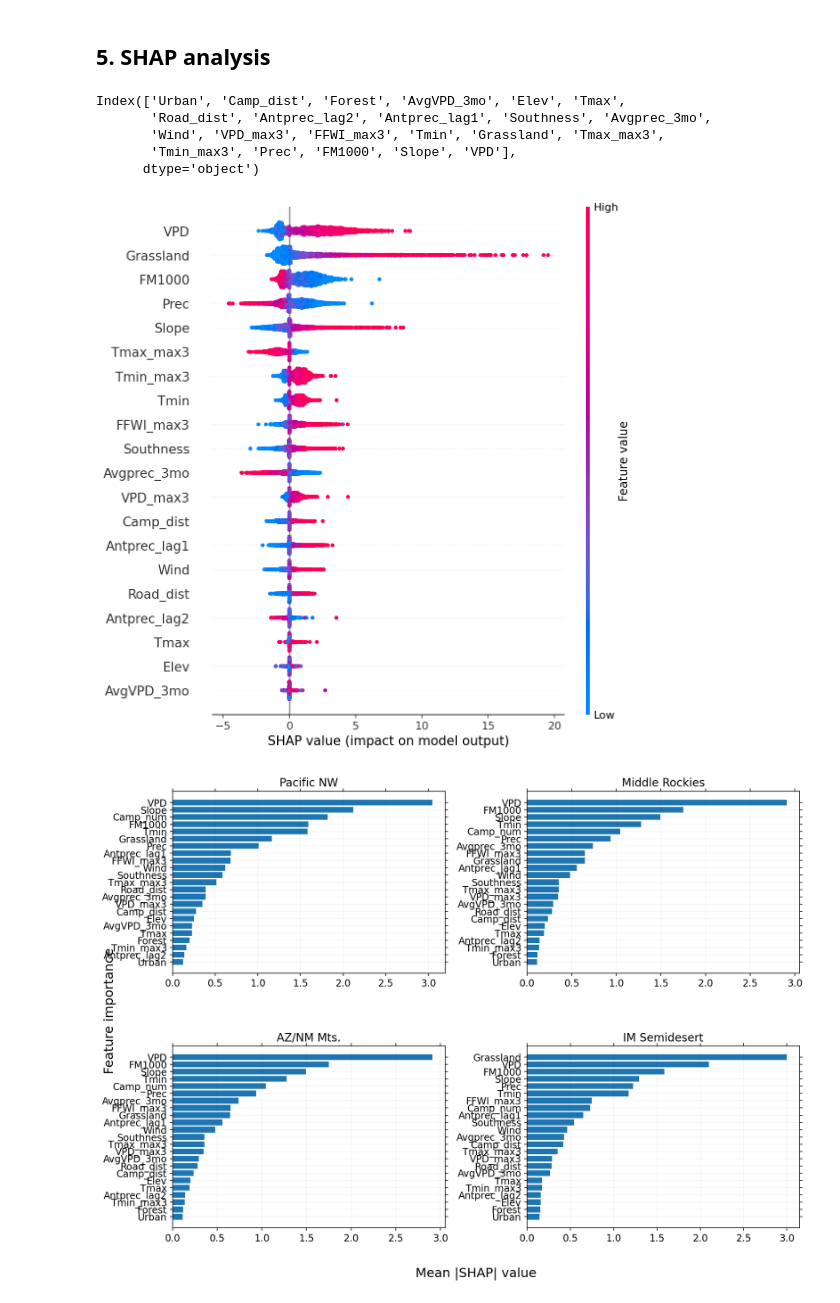
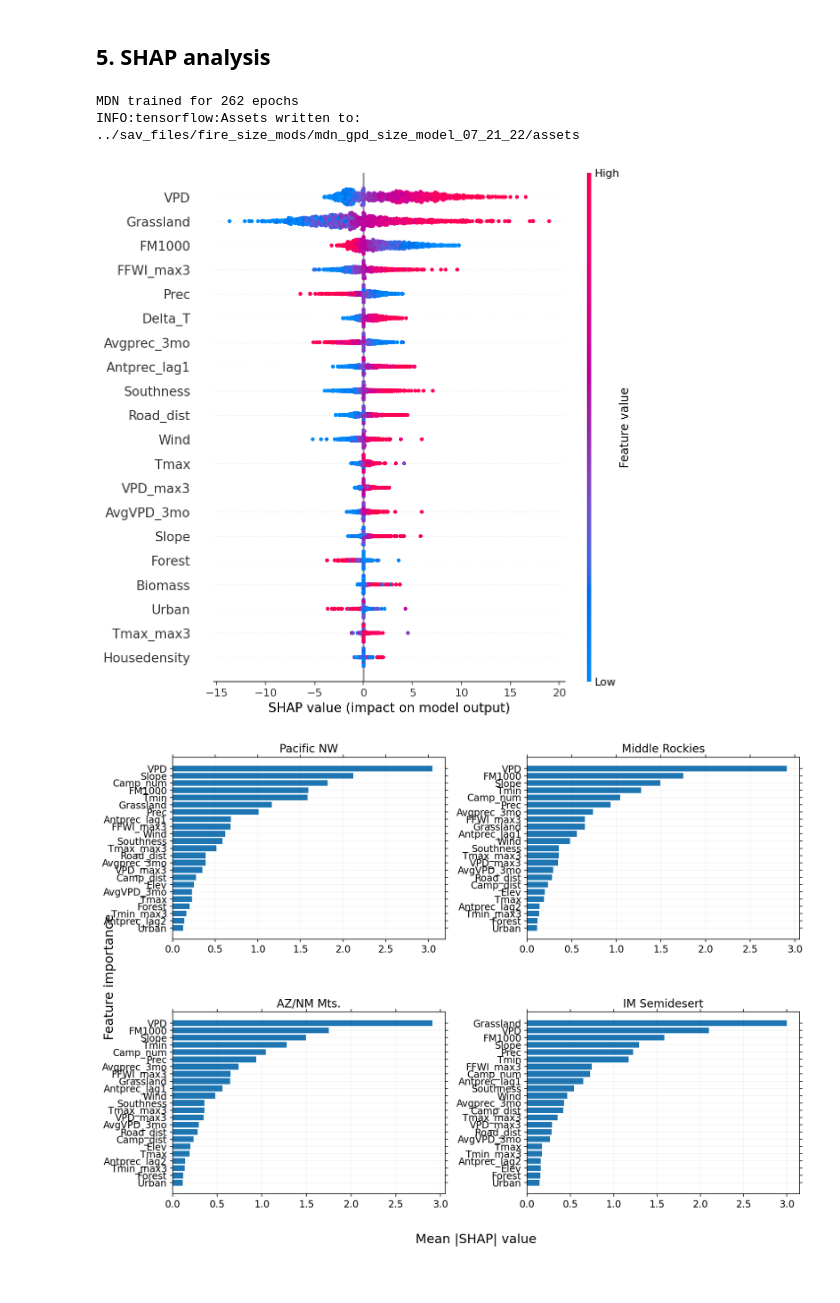
Before and after one commit to jtbuch/smlfire1.0, a Jupyter notebook: notebooks/ml_grid_fire_size.ipynb, the cells around one changed output. Saved outputs shown, nothing was run; the diff lists cells and outputs as text; code cells hidden in the pictures.

Commit message:
SHAP for new variables

```diff
--- a/notebooks/ml_grid_fire_size.ipynb
+++ b/notebooks/ml_grid_fire_size.ipynb
@@ -116,7 +116,7 @@ for r in tqdm(range(nregions)):
 max_fire_train_arr= np.asarray(max_fire_train_arr)
 sum_fire_train_arr= max_fire_size_sum_func(fire_size_df= fire_size_tot, final_month= 444) #np.asarray(sum_fire_train_arr)
 # %%
-clim_df= pd.read_hdf(data_dir + 'clim_fire_freq_12km_w2020_data.h5')
+clim_df= pd.read_hdf(data_dir + 'clim_fire_freq_12km_w2020_rescaled_data.h5') #w2020_rescaled_ --> for SHAP analysis
 clim_df.loc[clim_df[clim_df.fire_freq > 1].index, 'fire_freq']= np.ones(len(clim_df[clim_df.fire_freq > 1].index), dtype= np.int64) #sets all non-zero frequencies to 1
 #clim_df= clim_df[clim_df.reg_indx != 0].reset_index().drop(columns= ['index']) #needs to match the config in ml_grid_model to ensure proper indexing for freq locations
 clim_df= clim_df.dropna().reset_index().drop(columns=['index'])
@@ -282,3 +285,10 @@ ind_grid_2= [[11, 12, 17], [13, 14, 16]]
 reg_name= {1: "Sierra Nevada", 2: "North Coast", 3: "Central Coast", 4: "South Coast", 5: "Pacific NW", 6: "Columbia Plateau", 7:"Northern Rockies", \
           8: "Middle Rockies", 9: "Southern Rockies", 10: "AM Semidesert", 11: "AZ/NM Mts.", 12: "IM Semidesert", 13: "IM Desert", 14: "Northern Great Plains", \
           15: "High Plains", 16: "CO Plateau", 17: "SW Tablelands", 18: "CH Desert"}
+# %%
+largefreq_df= pd.read_hdf('../sav_files/large_fire_freq_scale_fac_df.h5')
+mllargefreq_arr= []
+for m in tqdm(range(tot_months)):
+    mllargefreq_arr.append(np.sum([mdn_mon_freq_groups.get_group(r+1)['pred_mean_freq'].loc[[m]].to_numpy()*largefreq_df.groupby('reg_indx').get_group(r+1)['obs_freq_scale_fac'].loc[[m]].to_numpy() \
+                                                       for r in range(18)]))
+mllargefreq_ann_arr= np.array([np.sum(mllargefreq_arr[yr_arr[i]:yr_arr[i+1]]) for i in range(len(yr_arr)-1)])
@@ -393,21 +419,25 @@ reg_ext_data_size_df.to_hdf('../sav_files/grid_size_runs_%s'%run_id + '/gpd_ext_
 # %% [markdown]
 ## 5. SHAP analysis
 # %%
-size_id= '06_04_22'
-mdn_gpd_mod= tf.keras.models.load_model('../sav_files/fire_size_mods/mdn_gpd_size_model_%s'%size_id, custom_objects= {'gpd_loss': gpd_loss, 'gpd_accuracy': gpd_accuracy})
+size_id= '07_21_22'
+#mdn_gpd_mod= tf.keras.models.load_model('../sav_files/fire_size_mods/mdn_gpd_size_model_%s'%size_id, custom_objects= {'gpd_loss': gpd_loss, 'gpd_accuracy': gpd_accuracy})
 #mdn_gpd_ext_mod= tf.keras.models.load_model('../sav_files/fire_size_mods/mdn_gpd_ext_size_model_%s'%size_id, custom_objects= {'gpd_loss': gpd_loss, 'gpd_accuracy': gpd_accuracy})
 
-# samp_weights= False
-# tf.random.set_seed(19)
+tf.random.set_seed(93)
 
-# es_mon = EarlyStopping(monitor='val_loss', min_delta=0, patience= 10, verbose=0, mode='auto', restore_best_weights=True)
-# mdn_gpd_mod= MDN_size(layers= 2, neurons= 8, components= 2, initializer= "he_normal", reg= True, regrate= 1e-3, dropout= True)
-# mdn_gpd_mod.compile(loss= gpd_loss, optimizer= tf.keras.optimizers.Adam(learning_rate= 1e-4), metrics=[gpd_accuracy])
-# if samp_weights:
-#     h= mdn_gpd_mod.fit(x= X_sizes_train, y= y_sizes_train, epochs= 500, validation_data=(X_sizes_val, y_sizes_val), callbacks= [es_mon], batch_size= 32, sample_weight= samp_weight_arr, verbose=0)
-#     print("MDN trained for %d epochs"%len(h.history['loss']))
-# else:
-#     h= mdn_gpd_mod.fit(x= X_sizes_train, y= y_sizes_train, epochs= 500, validation_data=(X_sizes_val, y_sizes_val), callbacks= [es_mon], batch_size= 32, verbose=0)
-#     print("MDN trained for %d epochs"%len(h.history['loss']))
-# mdn_gpd_mod.save('../sav_files/fire_size_mods/mdn_gpd_size_model_%s'%size_id)
+es_mon = EarlyStopping(monitor='val_loss', min_delta=0, patience= 10, verbose=0, mode='auto', restore_best_weights=True)
+mdn_gpd_mod= MDN_size(layers= 2, neurons= 8, components= 2, initializer= "he_normal", reg= True, regrate= 1e-3, dropout= True)
+mdn_gpd_mod.compile(loss= gpd_loss, optimizer= tf.keras.optimizers.Adam(learning_rate= 1e-4), metrics=[gpd_accuracy])
+h= mdn_gpd_mod.fit(x= X_sizes_train, y= y_sizes_train, epochs= 500, validation_data=(X_sizes_val, y_sizes_val), callbacks= [es_mon], batch_size= 32, verbose=0)
+print("MDN trained for %d epochs"%len(h.history['loss']))
+mdn_gpd_mod.save('../sav_files/fire_size_mods/mdn_gpd_size_model_%s'%size_id)
+
+# mdn_gpd_ext_mod= MDN_size(layers= 2, neurons= 8, components= 2, initializer= "he_normal", reg= True, regrate= 1e-3, dropout= True)
+# mdn_gpd_ext_mod.compile(loss= gpd_loss, optimizer= tf.keras.optimizers.Adam(learning_rate= 1e-4), metrics=[gpd_accuracy])
+# h_ext= mdn_gpd_ext_mod.fit(x= X_sizes_train, y= y_sizes_train, epochs= 500, validation_data=(X_sizes_val, y_sizes_val), callbacks= [es_mon], batch_size= 32, sample_weight= samp_weight_arr, verbose=0)
+# print("MDN trained for %d epochs"%len(h_ext.history['loss']))
+# mdn_gpd_ext_mod.save('../sav_files/fire_size_mods/mdn_gpd_ext_size_model_%s'%size_id)
+# %% [output]
+MDN trained for 262 epochs
+INFO:tensorflow:Assets written to: ../sav_files/fire_size_mods/mdn_gpd_size_model_07_21_22/assets
 # %%
@@ -438,19 +468,12 @@ for r in tqdm(regarr): #,  2, 3, 4, 5, 8, 11, 12
 
 X_plot_df.to_hdf('../sav_files/shap_files/fire_size_data_%s.h5'%size_id, key= 'df', mode= 'w')
 pd.DataFrame(np.vstack(reg_shap_vals), columns= X_sizes_test.columns).to_hdf('../sav_files/shap_files/fire_size_shap_%s.h5'%size_id, key= 'df', mode= 'w')
-# %%
-X_sizes_test.columns[tmp_ind_vals[0]]
-# %% [output]
-Index(['Urban', 'Camp_dist', 'Forest', 'AvgVPD_3mo', 'Elev', 'Tmax',
-       'Road_dist', 'Antprec_lag2', 'Antprec_lag1', 'Southness', 'Avgprec_3mo',
-       'Wind', 'VPD_max3', 'FFWI_max3', 'Tmin', 'Grassland', 'Tmax_max3',
-       'Tmin_max3', 'Prec', 'FM1000', 'Slope', 'VPD'],
-      dtype='object')
 # %%
-regindx= 13
-shap.summary_plot(reg_shap_vals[regindx-1], X_plot_df.groupby('reg_indx').get_group(regindx).drop(columns= ['reg_indx']))
+regindx= 14
+shap.summary_plot(reg_shap_vals[4], X_plot_df.groupby('reg_indx').get_group(regindx).drop(columns= ['reg_indx']))
+#shap.summary_plot(reg_shap_vals[regindx-1], X_plot_df.groupby('reg_indx').get_group(regindx).drop(columns= ['reg_indx']))
 # %% [output]
-[figure, old version]
+[figure, new version]
 # %%
 reg_name= {1: "Sierra Nevada", 2: "North Coast", 3: "Central Coast", 4: "South Coast", 5: "Pacific NW", 6: "Columbia Plateau", 7:"Northern Rockies", \
           8: "Middle Rockies", 9: "Southern Rockies", 10: "AM Semidesert", 11: "AZ/NM Mts.", 12: "IM Semidesert", 13: "IM Desert", 14: "Northern Great Plains", \
```
Also changed, not shown: parts of 23 cells of this notebook, 2 other files.
